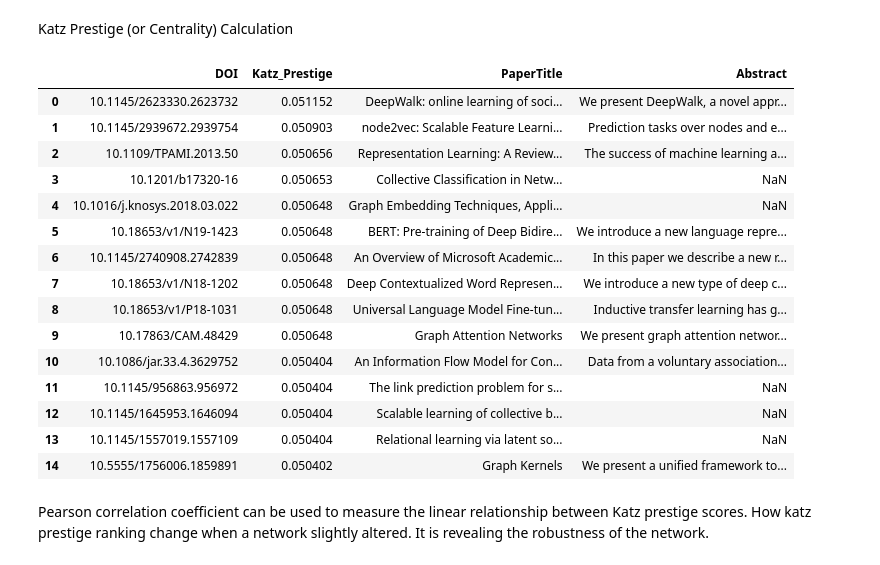
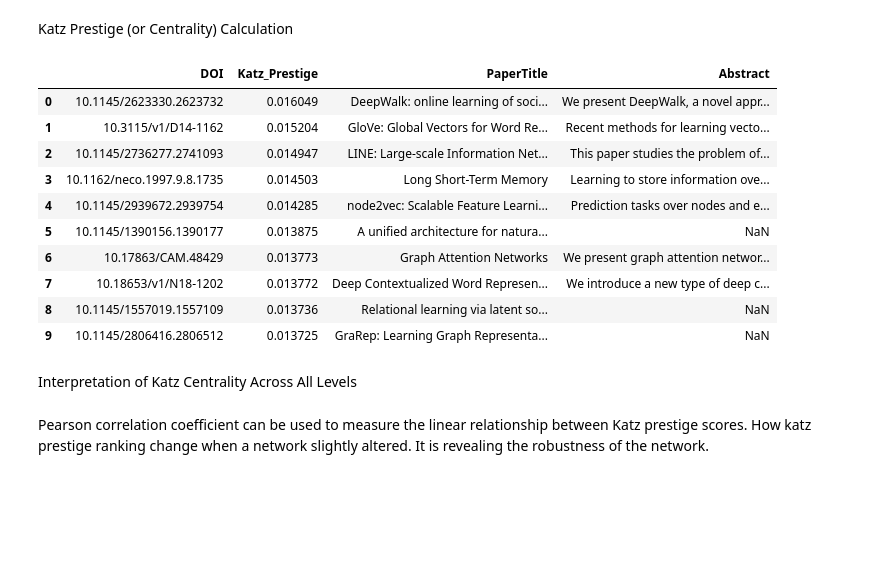
Before and after one commit to Thenuja-S/Graph-Theoretic-Research-Project, a Jupyter notebook: scripts/GenerateNetowrkX_Graph.ipynb, the cells around one changed output. Saved outputs shown, nothing was run; the diff lists cells and outputs as text; code cells hidden in the pictures; blank space fills up the shorter version.

```diff
--- a/scripts/GenerateNetowrkX_Graph.ipynb
+++ b/scripts/GenerateNetowrkX_Graph.ipynb
@@ -135,44 +303,41 @@ Katz Prestige (or Centrality) Calculation
 # %%
 # Katz Centrality Calculation
 edges_df_cleaned = edges_df.dropna(subset=["Source", "Target"])
 
 #Convert edge list to directed graph
 G_original = nx.from_pandas_edgelist(edges_df_cleaned,
                                      source='Source',
                                      target='Target',
                                      create_using=nx.DiGraph())
 
 alpha = 0.005
 katz_centrality = nx.katz_centrality_numpy(G_original, alpha=alpha)
 
 katz_df = pd.DataFrame(katz_centrality.items(), columns=["DOI", "Katz_Prestige"])
 
 katz_df = katz_df.dropna(subset=["DOI"])
 
 katz_df = katz_df.merge(nodes_df[['NodeID', 'PaperTitle', 'Abstract']], left_on='DOI', right_on='NodeID', how='left')
 katz_df = katz_df.drop(columns=['NodeID'])
 
 katz_df = katz_df.sort_values(by="Katz_Prestige", ascending=False).reset_index(drop=True)
 
-katz_df.to_csv(DIRECTORY / 'katz_centrality_scores.csv', index=False)
-katz_df.head(15)
+# katz_df.to_csv(DIRECTORY / 'katz_centrality_scores.csv', index=False)
+katz_df.head(10)
 # %% [output]
 |  | DOI | Katz_Prestige | PaperTitle | Abstract |
-| 0 | 10.1145/2623330.2623732 | 0.051152 | DeepWalk: online learning of soci... | We present DeepWalk, a novel appr... |
-| 1 | 10.1145/2939672.2939754 | 0.050903 | node2vec: Scalable Feature Learni... | Prediction tasks over nodes and e... |
-| 2 | 10.1109/TPAMI.2013.50 | 0.050656 | Representation Learning: A Review... | The success of machine learning a... |
-| 3 | 10.1201/b17320-16 | 0.050653 | Collective Classification in Netw... | NaN |
-| 4 | 10.1016/j.knosys.2018.03.022 | 0.050648 | Graph Embedding Techniques, Appli... | NaN |
-| 5 | 10.18653/v1/N19-1423 | 0.050648 | BERT: Pre-training of Deep Bidire... | We introduce a new language repre... |
-| 6 | 10.1145/2740908.2742839 | 0.050648 | An Overview of Microsoft Academic... | In this paper we describe a new r... |
-| 7 | 10.18653/v1/N18-1202 | 0.050648 | Deep Contextualized Word Represen... | We introduce a new type of deep c... |
-| 8 | 10.18653/v1/P18-1031 | 0.050648 | Universal Language Model Fine-tun... | Inductive transfer learning has g... |
-| 9 | 10.17863/CAM.48429 | 0.050648 | Graph Attention Networks | We present graph attention networ... |
-| 10 | 10.1086/jar.33.4.3629752 | 0.050404 | An Information Flow Model for Con... | Data from a voluntary association... |
-| 11 | 10.1145/956863.956972 | 0.050404 | The link prediction problem for s... | NaN |
-| 12 | 10.1145/1645953.1646094 | 0.050404 | Scalable learning of collective b... | NaN |
-| 13 | 10.1145/1557019.1557109 | 0.050404 | Relational learning via latent so... | NaN |
-| 14 | 10.5555/1756006.1859891 | 0.050402 | Graph Kernels | We present a unified framework to... |
+| 0 | 10.1145/2623330.2623732 | 0.016049 | DeepWalk: online learning of soci... | We present DeepWalk, a novel appr... |
+| 1 | 10.3115/v1/D14-1162 | 0.015204 | GloVe: Global Vectors for Word Re... | Recent methods for learning vecto... |
+| 2 | 10.1145/2736277.2741093 | 0.014947 | LINE: Large-scale Information Net... | This paper studies the problem of... |
+| 3 | 10.1162/neco.1997.9.8.1735 | 0.014503 | Long Short-Term Memory | Learning to store information ove... |
+| 4 | 10.1145/2939672.2939754 | 0.014285 | node2vec: Scalable Feature Learni... | Prediction tasks over nodes and e... |
+| 5 | 10.1145/1390156.1390177 | 0.013875 | A unified architecture for natura... | NaN |
+| 6 | 10.17863/CAM.48429 | 0.013773 | Graph Attention Networks | We present graph attention networ... |
+| 7 | 10.18653/v1/N18-1202 | 0.013772 | Deep Contextualized Word Represen... | We introduce a new type of deep c... |
+| 8 | 10.1145/1557019.1557109 | 0.013736 | Relational learning via latent so... | NaN |
+| 9 | 10.1145/2806416.2806512 | 0.013725 | GraRep: Learning Graph Representa... | NaN |
+# %% [markdown]
+Interpretation of Katz Centrality Across All Levels
 # %% [markdown]
 Pearson correlation coefficient can be used to measure the linear relationship between Katz prestige scores. How katz prestige ranking change when a network slightly altered. It is revealing the robustness of the network.
 # %%
```
Also changed, not shown: parts of 14 cells of this notebook, 10 other files.
